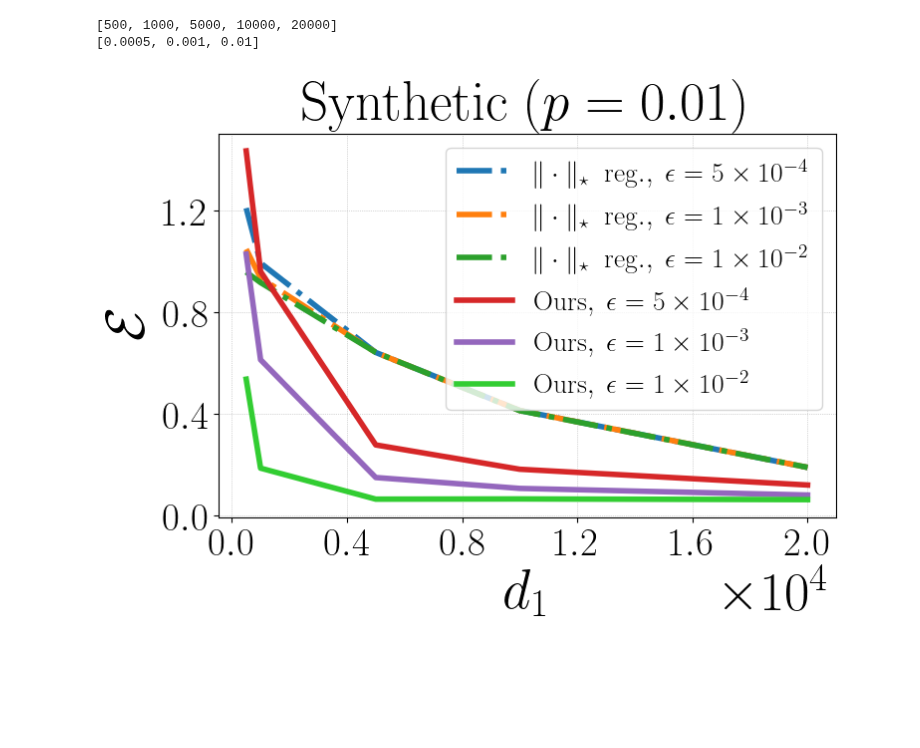
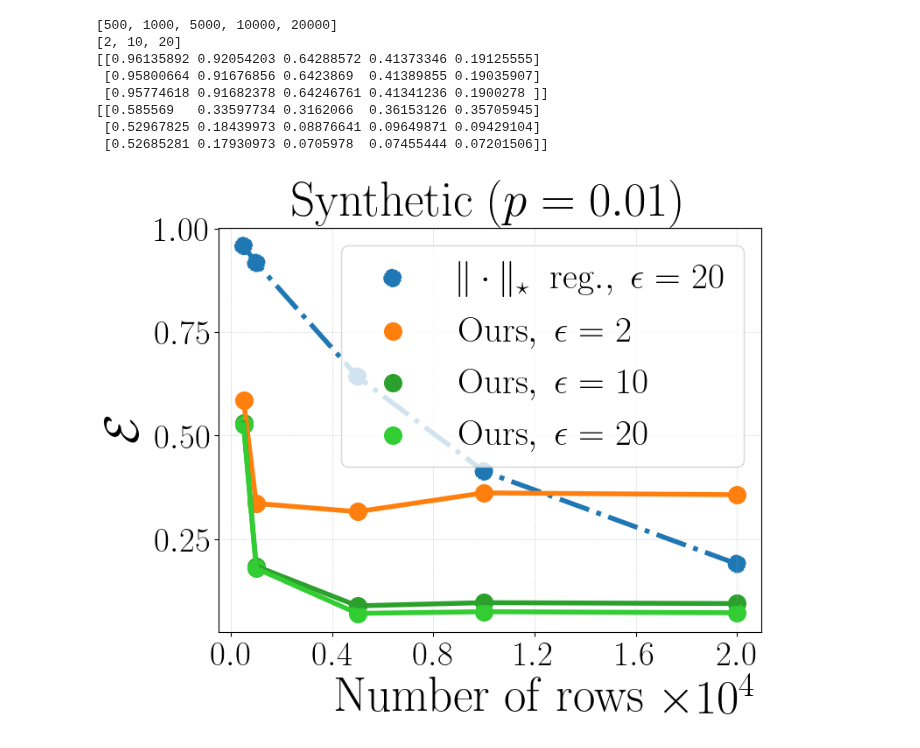
Before and after one commit to VirtuosoResearch/Matrix-completion-from-ultrasparse-samples, a Jupyter notebook: plots/users-dp.ipynb, the cells around one changed output. Saved outputs shown, nothing was run; the diff lists cells and outputs as text; code cells hidden in the pictures; blank space fills up the shorter version.

Commit message:
plot

```diff
--- a/plots/users-dp.ipynb
+++ b/plots/users-dp.ipynb
@@ -46,54 +46,65 @@ err_mean = results['err_mean'].reshape(len(X), len(epsilon_list)).T
 err_std = results['err_std'].reshape(len(X), len(epsilon_list)).T
 #rmse_mean = results['rmse_mean']
 #rmse_std = results['rmse_std']
-plt.figure(figsize=(8,5))
+plt.figure(figsize=(8,6))
 #plt.plot(X, original_err_mean, lw=4, label=r"$\tilde{M}^T\tilde{M}$")
 #plt.plot(X, T_prob_err_mean, lw=4, label=r"$T_{\text{prob}}$")
 #plt.plot(X, T_freq_err_mean, lw=4, label=r"$T_{\text{freq}}$")
 #plt.plot(X, SVD_T_err_mean, lw=4, label=r"$\mathrm{SVD}$")
-plt.plot(X, ob2_err_mean[0], lw=4,linestyle='-.', label=r"$\|\cdot\|_\star~~\mathrm{reg.},~\epsilon=5\times10^{-4}$")
-plt.plot(X, ob2_err_mean[1], lw=4,linestyle='-.', label=r"$\|\cdot\|_\star~~\mathrm{reg.},~\epsilon=1\times10^{-3}$")
-plt.plot(X, ob2_err_mean[2], lw=4,linestyle='-.', label=r"$\|\cdot\|_\star~~\mathrm{reg.},~\epsilon=1\times10^{-2}$")
-plt.plot(X, err_mean[0], lw=4, label=r"$\mathrm{Ours},~\epsilon=5\times10^{-4}$")
-plt.plot(X, err_mean[1], lw=4, label=r"$\mathrm{Ours},~\epsilon=1\times10^{-3}$")
-plt.plot(X, err_mean[2], color='limegreen', lw=4, label=r"$\mathrm{Ours},~\epsilon=1\times10^{-2}$")
+print(ob2_err_mean)
+print(err_mean)
+#plt.plot(X, ob2_err_mean[0], lw=4,linestyle='-.', label=r"$\|\cdot\|_\star~~\mathrm{reg.},~\epsilon=5\times10^{-4}$")
+#plt.plot(X, ob2_err_mean[1], lw=4,linestyle='-.', label=r"$\|\cdot\|_\star~~\mathrm{reg.},~\epsilon=1\times10^{-3}$")
+plt.plot(X, ob2_err_mean[2], lw=4,linestyle='-.')
+plt.plot(X, err_mean[0], lw=4)
+plt.plot(X, err_mean[1], lw=4)
+plt.plot(X, err_mean[2], color='limegreen', lw=4)
 
-
+plt.scatter(X, ob2_err_mean[2], s=200,linestyle='-.', label=r"$\|\cdot\|_\star~~\mathrm{reg.},~\epsilon=20$")
+plt.scatter(X, err_mean[0], s=200, label=r"$\mathrm{Ours},~\epsilon=2$")
+plt.scatter(X, err_mean[1], s=200, label=r"$\mathrm{Ours},~\epsilon=10$")
+plt.scatter(X, err_mean[2], s=200, color='limegreen', label=r"$\mathrm{Ours},~\epsilon=20$")
 
 
 
 #plt.legend(fontsize=20, loc='upper center',bbox_to_anchor=(0.5, 1.4), ncol=2)
 #plt.title(title, fontsize=40, y=1.4)
 plt.title(title, fontsize=40)
 #plt.legend(fontsize=20, loc='center left',bbox_to_anchor=(1, 0.5), ncol=1)
-plt.legend(fontsize=20, loc='upper right', ncol=1)
+plt.legend(fontsize=30, loc='upper right', ncol=1)
 
-plt.xlabel(r"$d_1$", fontsize=40)
+plt.xlabel(r"$\mathrm{Number~of~rows}$", fontsize=40)
 plt.ylabel(r"$\mathcal{E}$", fontsize=40)
 
 plt.xticks(fontsize=28)
 plt.yticks(fontsize=28)
 #plt.yscale("log", base=10)
 #plt.ylim(,1.1)
 plt.ticklabel_format(style='sci', axis='x', scilimits=(4, 4))
 plt.gca().xaxis.get_offset_text().set_fontsize(40)
 
 plt.gca().xaxis.set_major_locator(MaxNLocator(6))
 plt.gca().yaxis.set_major_locator(MaxNLocator(4))
 plt.grid(lw=0.5, ls=":")
 #acc_str = f"best train acc: {np.array(train_acc).max():.4f}\nvalid acc: {val_acc[-1]:.4f}\nbest valid acc: {np.array(val_acc).max():.4f}\ngrokking gap: {val_converge-train_converge}"
 # plt.annotate(acc_str, xy=(0.2, 0.5), xycoords='axes fraction', fontsize=12, color='purple', ha='center')
 # add the annotation text to the overleaf file
 #plt.tight_layout()
 plot_name = f"./plots/users_dp_p001_err.pdf"
 plt.savefig(plot_name, bbox_inches='tight', format="pdf", dpi=1200)
 
 plt.show()
 plt.close()
 # %% [output]
 [500, 1000, 5000, 10000, 20000]
-[0.0005, 0.001, 0.01]
+[2, 10, 20]
+[[0.96135892 0.92054203 0.64288572 0.41373346 0.19125555]
+ [0.95800664 0.91676856 0.6423869  0.41389855 0.19035907]
+ [0.95774618 0.91682378 0.64246761 0.41341236 0.1900278 ]]
+[[0.585569   0.33597734 0.3162066  0.36153126 0.35705945]
+ [0.52967825 0.18439973 0.08876641 0.09649871 0.09429104]
+ [0.52685281 0.17930973 0.0705978  0.07455444 0.07201506]]
-[figure, old version]
+[figure, new version]
 # %%
 # observed entries
 title = r'$\mathrm{Synthetic}~(p = 0.01)$'
```
Also changed, not shown: parts of 1 cell of this notebook, 5 other files.
